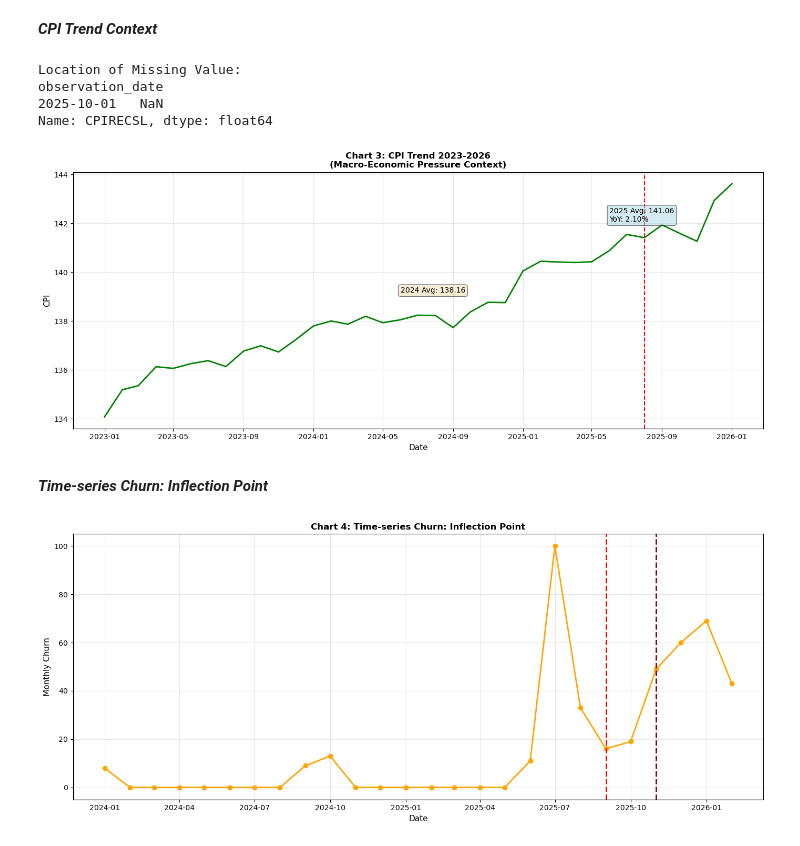
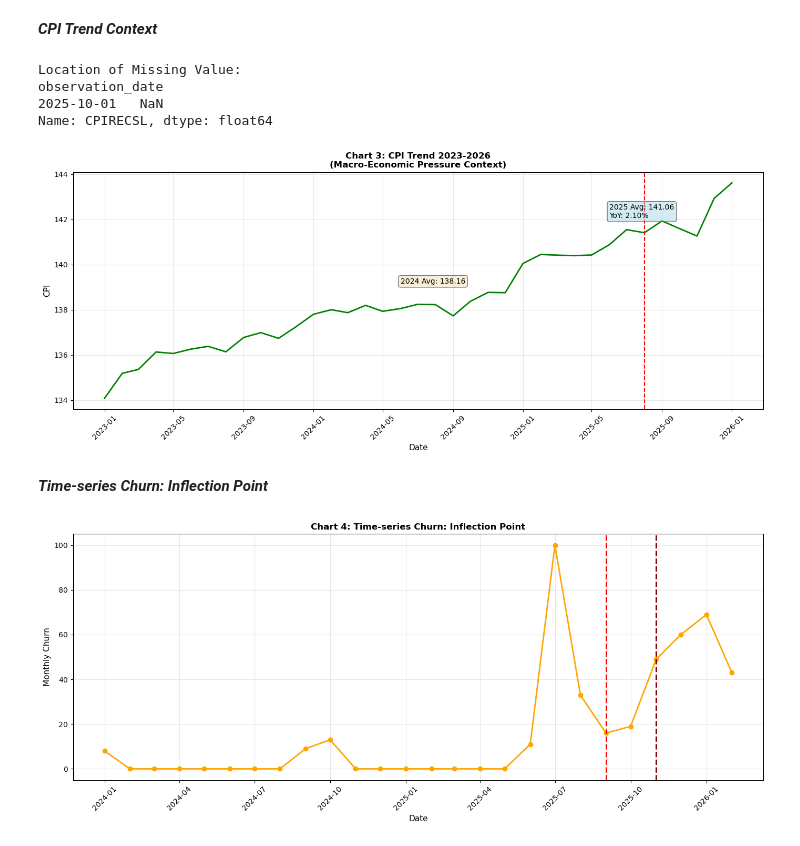
Before and after one commit to coolmich0904/YOUTUBE_CHURN_PRICE_RISK, a Jupyter notebook: notebooks/eda_01_macro_economic.ipynb, the cells around one changed output. Drawn from its saved outputs; the diff is of its cells as text; code cells hidden in the pictures.

```diff
--- a/notebooks/eda_01_macro_economic.ipynb
+++ b/notebooks/eda_01_macro_economic.ipynb
@@ -385,34 +389,36 @@ print(cpi_monthly[cpi_monthly.isna()])
 # linear interpolation
 cpi_monthly = cpi_monthly.interpolate()
 
 
 # Line Chart
 fig, ax = plt.subplots(figsize=(14, 6))
 ax.plot(cpi_monthly.index, cpi_monthly.values, linewidth=2, color='green')
 
 # 2024 vs 2025 annotation
 ax.text(pd.to_datetime('2024-06-01'), cpi_2024 + 1, f'2024 Avg: {cpi_2024:.2f}',
                 fontsize=10, bbox=dict(boxstyle='round', facecolor='wheat', alpha=0.5))
 ax.text(pd.to_datetime('2025-06-01'), cpi_2025 + 1, f'2025 Avg: {cpi_2025:.2f}\nYoY: {yoy_growth:.2f}%',
                 fontsize=10, bbox=dict(boxstyle='round', facecolor='lightblue', alpha=0.5))
 
 
 # axis vertical line
 ax.axvline(pd.to_datetime('2025-08-01'), color='red', linestyle='--', label='Aug 2025')
 
 ax.set_title('Chart 3: CPI Trend 2023-2026\n(Macro-Economic Pressure Context)', fontsize=12, fontweight='bold')
 ax.set_ylabel('CPI', fontsize=11)
 ax.set_xlabel('Date', fontsize=11)
 ax.grid(alpha=0.3)
+ax.tick_params(axis='x', rotation=45)
 
 plt.tight_layout()
+plt.savefig('../outputs/cpi_trend.png')
 plt.show()
 # %% [output]
 Location of Missing Value:
 observation_date
 2025-10-01   NaN
 Name: CPIRECSL, dtype: float64
-[figure, old version]
+[figure, new version]
 # %% [markdown]
 ***Time-series Churn: Inflection Point***
 # %%
@@ -431,8 +437,10 @@ ax.set_title('Chart 4: Time-series Churn: Inflection Point', fontsize=12, fontwe
 ax.set_ylabel('Monthly Churn', fontsize=11)
 ax.set_xlabel('Date', fontsize=11)
 ax.grid(alpha=0.3)
+ax.tick_params(axis='x', rotation=45)
 
 plt.tight_layout()
+plt.savefig('../outputs/time_series_churn.png')
 plt.show()
 # %% [output]
-[figure, old version]
+[figure, new version]
```
Also changed, not shown: parts of 8 cells of this notebook, 5 other files.
